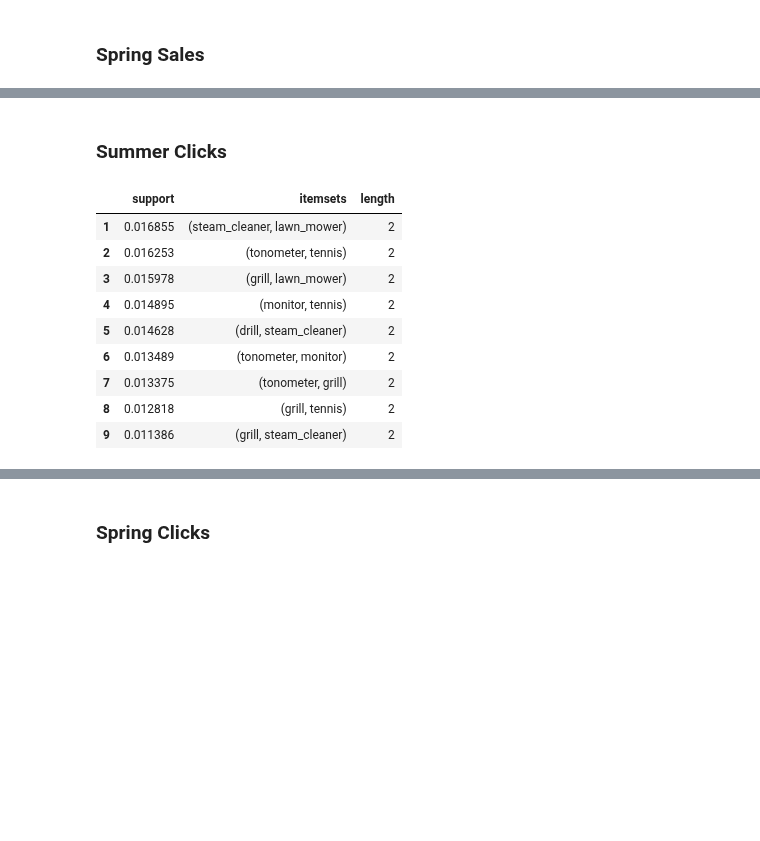
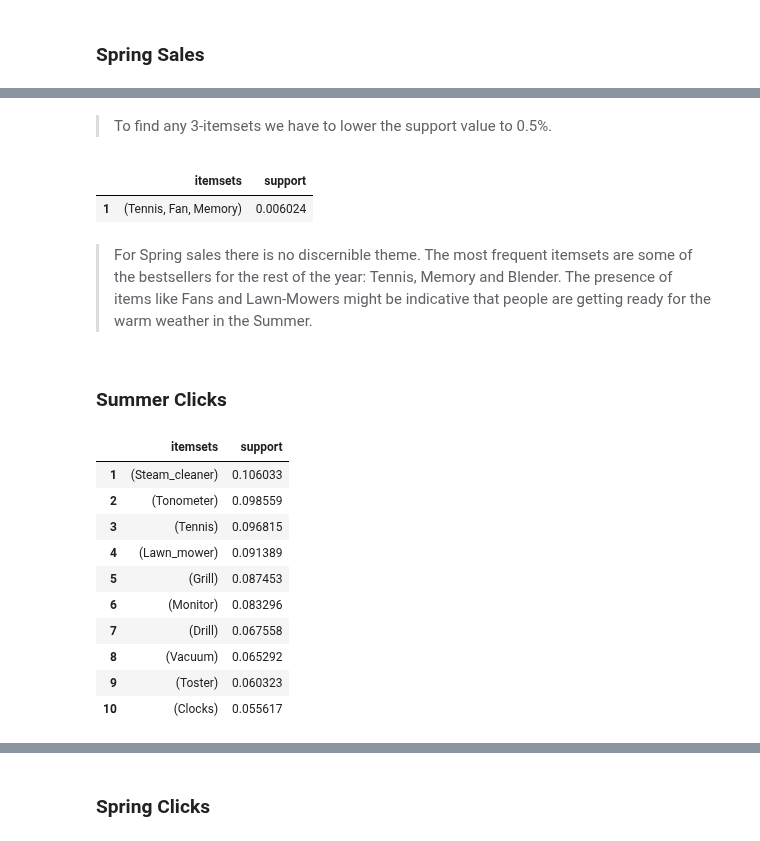
Before and after one commit to flpsantos3/PD_01, a Jupyter notebook: PD_202021_P1.ipynb, the cells around one changed output, grey strips where cells are left out. Cells and saved outputs as stored; diff of their text form; code cells hidden in the pictures; blank space fills up the shorter version.

```diff
--- a/PD_202021_P1.ipynb
+++ b/PD_202021_P1.ipynb
@@ -1197,31 +1251,48 @@ itemsets_spring_buys
+# %% [markdown]
+> To find any 3-itemsets we have to lower the support value to 0.5%.
+# %%
+# FP-Growth
+frequent_spring_buys=fpgrowth(spring_buys_binary, min_support=0.005,use_colnames=True)
+frequent_spring_buys['length'] = frequent_spring_buys['itemsets'].apply(lambda x: len(x))
+
+# only 3-itemsets
+itemsets_spring_buys=frequent_spring_buys[frequent_spring_buys['length']==3]
+itemsets_spring_buys=itemsets_spring_buys.sort_values(by=['support'], ascending=False)
+itemsets_spring_buys=itemsets_spring_buys.reset_index(drop=True)
+itemsets_spring_buys.index+=1
+itemsets_spring_buys[['itemsets', 'support']]
+# %% [output]
+|  | itemsets | support |
+| 1 | (Tennis, Fan, Memory) | 0.006024 |
+# %% [markdown]
+> For Spring sales there is no discernible theme. The most frequent itemsets are some of the bestsellers for the rest of the year: Tennis, Memory and Blender. The presence of items like Fans and Lawn-Mowers might be indicative that people are getting ready for the warm weather in the Summer.
 # %% [markdown]
 ### Summer Clicks
 # %%
 # Binary database
 tr_enc = TransactionEncoder()
 trans_array = tr_enc.fit(summer_clicks).transform(summer_clicks)
 summer_clicks_binary = pd.DataFrame(trans_array, columns=tr_enc.columns_)
 
-# FP-Growth
-frequent_summer_clicks=fpgrowth(summer_clicks_binary, min_support=0.01,use_colnames=True)
+# FP-Growth - support > 5%
+frequent_summer_clicks=fpgrowth(summer_clicks_binary, min_support=0.05,use_colnames=True)
 frequent_summer_clicks['length'] = frequent_summer_clicks['itemsets'].apply(lambda x: len(x))
-frequent_summer_clicks=frequent_summer_clicks.sort_values(by=['length','support'], ascending=False)
-frequent_summer_clicks=frequent_summer_clicks.reset_index(drop=True)
-frequent_summer_clicks.index+=1
 
-# only 2 and 3 itemsets
-itemsets_summer_clicks=frequent_summer_clicks[frequent_summer_clicks['length']>1]
+# only 1-itemsets
+itemsets_summer_clicks=frequent_summer_clicks[frequent_summer_clicks['length']==1]
+itemsets_summer_clicks=itemsets_summer_clicks.sort_values(by=['support'], ascending=False)
 itemsets_summer_clicks=itemsets_summer_clicks.reset_index(drop=True)
 itemsets_summer_clicks.index+=1
-itemsets_summer_clicks
+itemsets_summer_clicks[['itemsets', 'support']]
 # %% [output]
-|  | support | itemsets | length |
-| 1 | 0.016855 | (steam_cleaner, lawn_mower) | 2 |
-| 2 | 0.016253 | (tonometer, tennis) | 2 |
-| 3 | 0.015978 | (grill, lawn_mower) | 2 |
-| 4 | 0.014895 | (monitor, tennis) | 2 |
-| 5 | 0.014628 | (drill, steam_cleaner) | 2 |
-| 6 | 0.013489 | (tonometer, monitor) | 2 |
-| 7 | 0.013375 | (tonometer, grill) | 2 |
-| 8 | 0.012818 | (grill, tennis) | 2 |
-| 9 | 0.011386 | (grill, steam_cleaner) | 2 |
+|  | itemsets | support |
+| 1 | (Steam_cleaner) | 0.106033 |
+| 2 | (Tonometer) | 0.098559 |
+| 3 | (Tennis) | 0.096815 |
+| 4 | (Lawn_mower) | 0.091389 |
+| 5 | (Grill) | 0.087453 |
+| 6 | (Monitor) | 0.083296 |
+| 7 | (Drill) | 0.067558 |
+| 8 | (Vacuum) | 0.065292 |
+| 9 | (Toster) | 0.060323 |
+| 10 | (Clocks) | 0.055617 |
```
Also changed, not shown: parts of 43 cells of this notebook.
